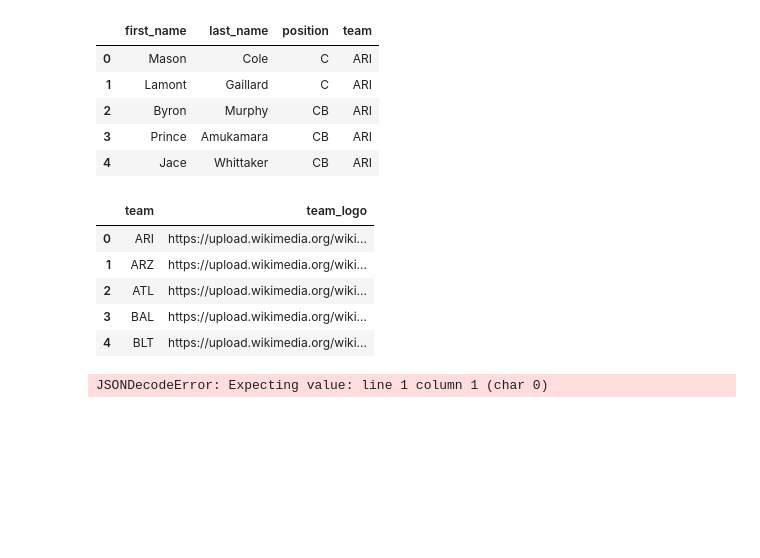
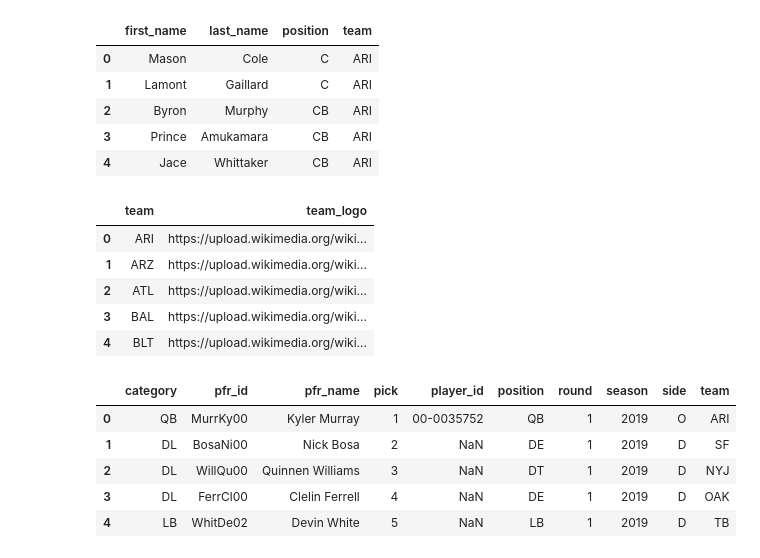
Before and after one commit to mmpatterson/nflfastr, a Jupyter notebook: Untitled.ipynb, the cells around one changed output. Cells and saved outputs as stored; diff of their text form; code cells hidden in the pictures; blank space fills up the shorter version.

Commit message:
Years filter can be string or int

```diff
--- a/Untitled.ipynb
+++ b/Untitled.ipynb
@@ -75,8 +75,13 @@ pd.DataFrame(requests.get('https://nflfastr.herokuapp.com/api/v1.0/logos').json(
 | 3 | BAL | https://upload.wikimedia.org/wiki... |
 | 4 | BLT | https://upload.wikimedia.org/wiki... |
 # %%
-years = [2018, 2019, 2020]
+years = ['2018', 2019, 2020]
 json = {'years':years}
 pd.DataFrame(requests.post('https://nflfastr.herokuapp.com/api/v1.0/draft_picks', json = json).json()).head()
 # %% [output]
-JSONDecodeError: Expecting value: line 1 column 1 (char 0)
+|  | category | pfr_id | pfr_name | pick | player_id | position | round | season | side | team |
+| 0 | QB | MurrKy00 | Kyler Murray | 1 | 00-0035752 | QB | 1 | 2019 | O | ARI |
+| 1 | DL | BosaNi00 | Nick Bosa | 2 | NaN | DE | 1 | 2019 | D | SF |
+| 2 | DL | WillQu00 | Quinnen Williams | 3 | NaN | DT | 1 | 2019 | D | NYJ |
+| 3 | DL | FerrCl00 | Clelin Ferrell | 4 | NaN | DE | 1 | 2019 | D | OAK |
+| 4 | LB | WhitDe02 | Devin White | 5 | NaN | LB | 1 | 2019 | D | TB |
```
Also changed, not shown: 1 other file.
